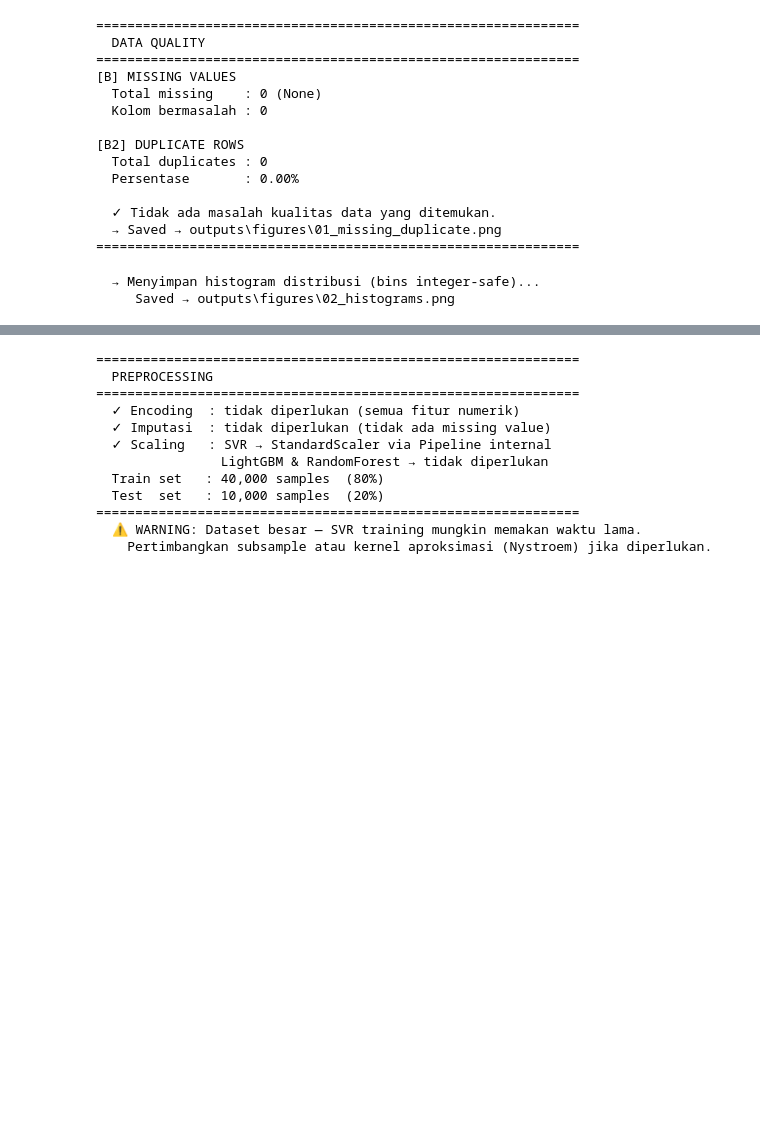
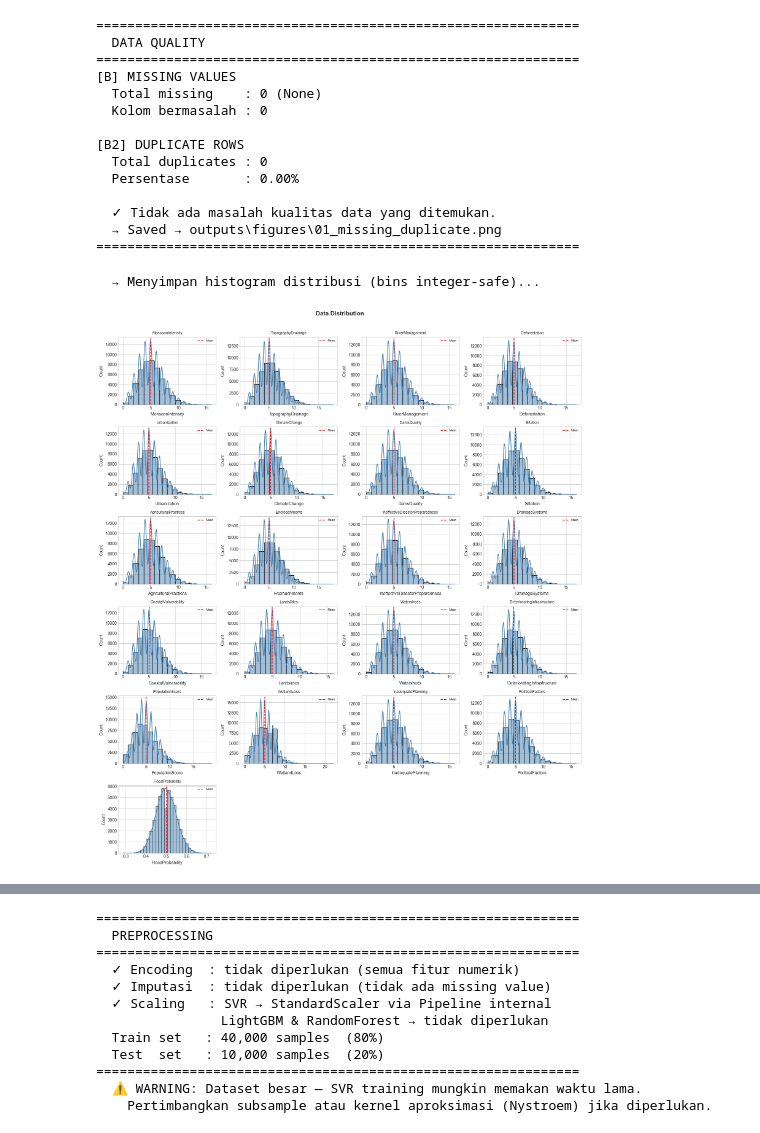
Before and after one commit to egyw/fit-competition, a Jupyter notebook: Jupyter Kumpul/notebook.ipynb, the cells around one changed output, grey strips where cells are left out. Saved outputs shown, nothing was run; the diff lists cells and outputs as text; code cells hidden in the pictures; blank space fills up the shorter version.

```diff
--- a/Jupyter Kumpul/notebook.ipynb
+++ b/Jupyter Kumpul/notebook.ipynb
@@ -31,28 +29,19 @@ from sklearn.preprocessing import StandardScaler, OrdinalEncoder
 from sklearn.impute import SimpleImputer
 from sklearn.pipeline import Pipeline
 from sklearn.svm import SVR
-from sklearn.ensemble import RandomForestRegressor, VotingRegressor
+from sklearn.ensemble import RandomForestRegressor, StackingRegressor
 from sklearn.metrics import mean_squared_error, mean_absolute_error, r2_score
 
 warnings.filterwarnings('ignore')
 
 # ── Global constants ──────────────────────────────────────────────────────────
-DATA_PATH    = 'flood.csv'
-TARGET_COL   = 'FloodProbability'
+DATA_PATH    = 'dataset.csv'         # ← ubah sesuai nama file CSV
+TARGET_COL   = 'nama_kolom_target'   # ← ubah sesuai nama kolom target
 RANDOM_STATE = 42
 K_FOLDS      = 10
 N_REPEATS    = 3
 TEST_SIZE    = 0.2
-
-OUTPUT_DIR = os.path.join('outputs')
-FIG_DIR    = os.path.join('outputs', 'figures')
-MODEL_DIR  = os.path.join('outputs', 'models')
-REPORT_DIR = os.path.join('outputs', 'reports')
-SEP        = "=" * 62
-
-# ── Create output directories ─────────────────────────────────────────────────
-for d in [FIG_DIR, MODEL_DIR, REPORT_DIR]:
-    os.makedirs(d, exist_ok=True)
+SEP          = "=" * 62
 
 # ── Style ─────────────────────────────────────────────────────────────────────
 plt.style.use('seaborn-v0_8-whitegrid')
@@ -67,7 +56,6 @@ print(f"  Pandas   : {pd.__version__}")
 print(f"  Sklearn  : {sklearn_version}")
 print(f"  LightGBM : {lgb.__version__}")
 print(f"  SHAP     : {shap.__version__}")
-print(f"  Output   : {OUTPUT_DIR}/")
 print(SEP)
 # %% [output]
 ==============================================================
@@ -247,34 +232,31 @@ print(SEP)
 # %%
 # ============================================================
 # CELL 5 — VISUALIZATION: DATA DISTRIBUTION HISTOGRAM
 # ============================================================
 
 print("  → Menyimpan histogram distribusi (bins integer-safe)...")
 
 ncols = 4
 nrows = ceil(len(df.columns) / ncols)
 fig, axes = plt.subplots(nrows, ncols, figsize=(ncols * 4, nrows * 3))
 axes_flat = axes.flatten()
 
 for i, col in enumerate(df.columns):
     ax = axes_flat[i]
     n_bins = int(min(30, df[col].nunique()))
     sns.histplot(df[col], ax=ax, kde=True, bins=n_bins, color='steelblue')
     ax.axvline(df[col].mean(), color='red', linestyle='--',
                linewidth=1.5, label='Mean')
     ax.set_title(col, fontsize=9)
     ax.legend(fontsize=7)
 
 # Hide empty axes
 for j in range(len(df.columns), len(axes_flat)):
     axes_flat[j].set_visible(False)
 
 plt.suptitle('Data Distribution', fontsize=14, fontweight='bold', y=1.01)
 plt.tight_layout()
-save_path = os.path.join(FIG_DIR, '02_histograms.png')
-plt.savefig(save_path, dpi=150, bbox_inches='tight')
-plt.close()
-print(f"     Saved → {save_path}")
+plt.show()
 # %% [output]
   → Menyimpan histogram distribusi (bins integer-safe)...
-     Saved → outputs\figures\02_histograms.png
+[figure, added]
```
Also changed, not shown: parts of 13 cells of this notebook.
